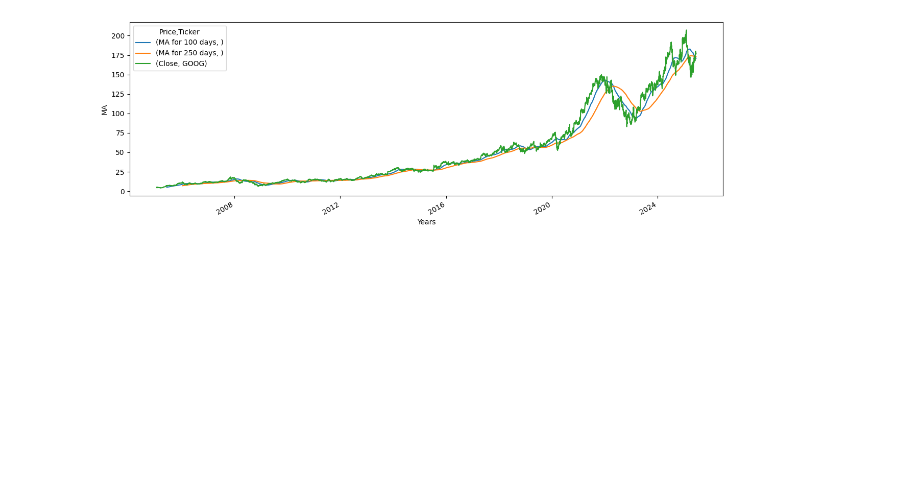
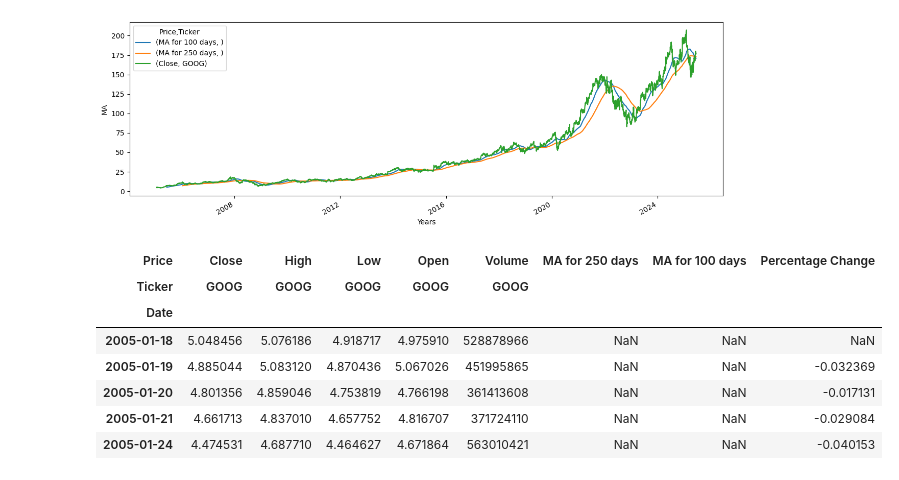
Before and after one commit to AKM257/Stock-Price-Prediction, a Jupyter notebook: Stock_prediction.ipynb, the cells around one changed output. Drawn from its saved outputs; the diff is of its cells as text; code cells hidden in the pictures; blank space fills up the shorter version.

```diff
--- a/Stock_prediction.ipynb
+++ b/Stock_prediction.ipynb
@@ -145,3 +145,15 @@ plot_graph((15,5),stock_data[['MA for 100 days','MA for 250 days','Close']],'MA'
 # %% [output]
 <Figure size 640x480 with 0 Axes>
 [figure]
+# %%
+stock_data["Percentage Change"] = stock_data['Close'].pct_change()
+stock_data.head()
+# %% [output]
+| Price | Close | High | Low | Open | Volume | MA for 250 days | MA for 100 days | Percentage Change |
+| Ticker | GOOG | GOOG | GOOG | GOOG | GOOG |  |  |  |
+| Date |  |  |  |  |  |  |  |  |
+| 2005-01-18 | 5.048456 | 5.076186 | 4.918717 | 4.975910 | 528878966 | NaN | NaN | NaN |
+| 2005-01-19 | 4.885044 | 5.083120 | 4.870436 | 5.067026 | 451995865 | NaN | NaN | -0.032369 |
+| 2005-01-20 | 4.801356 | 4.859046 | 4.753819 | 4.766198 | 361413608 | NaN | NaN | -0.017131 |
+| 2005-01-21 | 4.661713 | 4.837010 | 4.657752 | 4.816707 | 371724110 | NaN | NaN | -0.029084 |
+| 2005-01-24 | 4.474531 | 4.687710 | 4.464627 | 4.671864 | 563010421 | NaN | NaN | -0.040153 |
```
Also changed, not shown: parts of 1 cell of this notebook.
